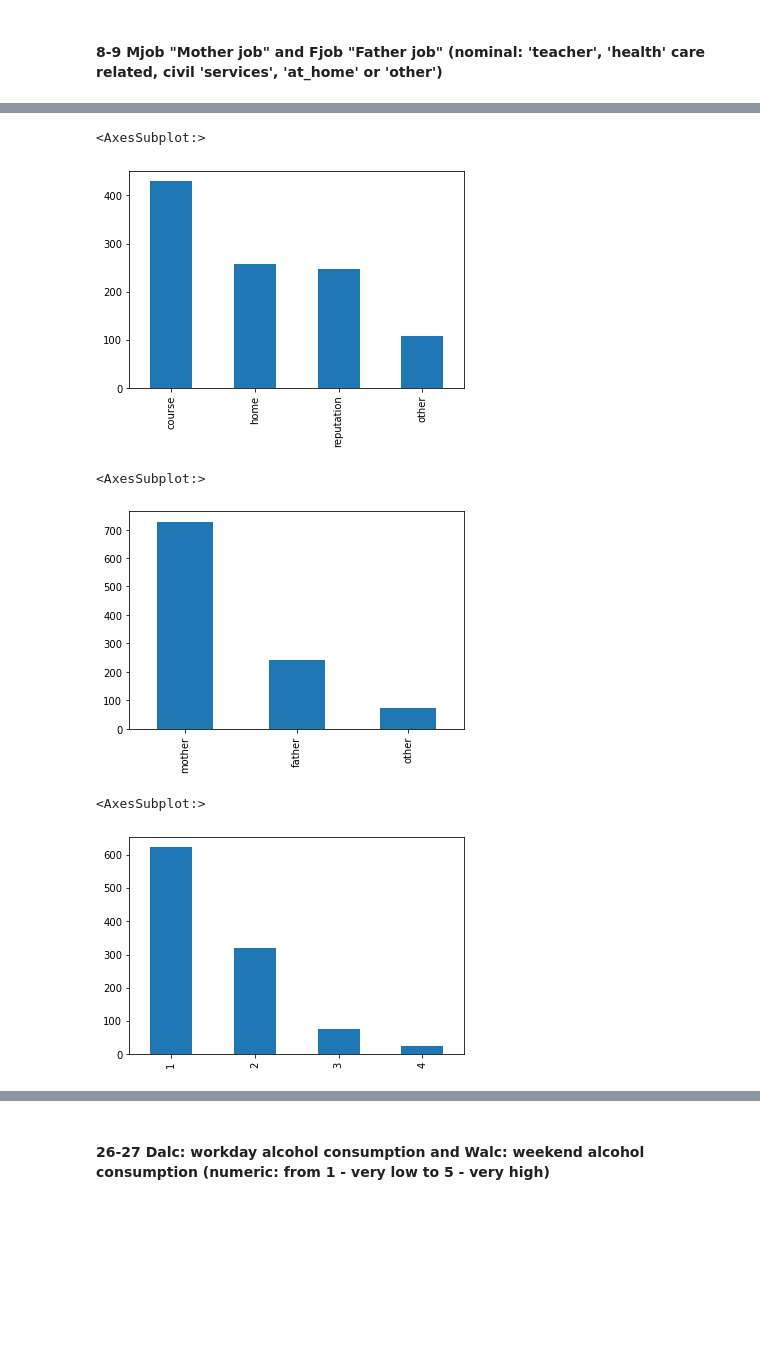
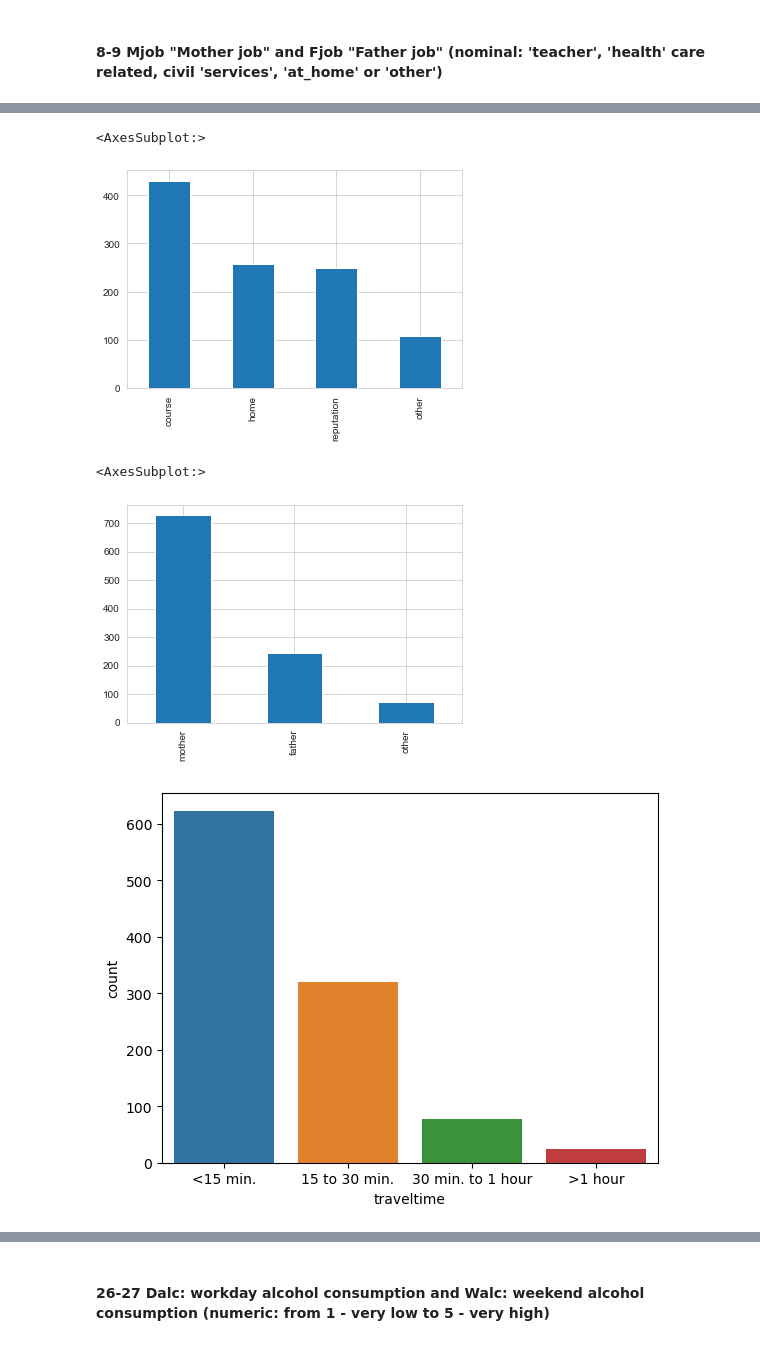
Before and after one commit to AleksanderWernik/Portugese_students, a Jupyter notebook: Students.ipynb, the cells around one changed output, grey strips where cells are left out. Saved outputs shown, nothing was run; the diff lists cells and outputs as text; code cells hidden in the pictures; blank space fills up the shorter version.

```diff
--- a/Students.ipynb
+++ b/Students.ipynb
@@ -174,6 +174,7 @@ df.describe()
 | max | 22.000000 | 4.000000 | 4.000000 | 4.000000 | 4.000000 | 3.000000 | 5.000000 | 5.000000 | 5.000000 | 5.000000 | ... |
 # %%
 #0 student's school (binary: 'GP' - Gabriel Pereira or 'MS' - Mousinho da Silveira)
+sns.set_style('whitegrid')
 print("column school:", set(df['school']))
 # %% [output]
 column school: {'MS', 'GP'}
@@ -191,2 +192,2 @@ column sex: {'M', 'F'}
 # %%
-df['sex'].value_counts()
+df['sex'].replace({'F': 'Female', 'M': 'Male'}, inplace=True)
@@ -210,3 +205,3 @@ plt.show()
 # %%
 #3 address: 'U' - urban oraz 'R' - rural
-set(df['address'])
+df['address'].replace({'R': 'Rural', 'U': 'Urban'}, inplace=True)
@@ -279,20 +279,21 @@ plt.show()
 df['reason'].value_counts().plot(kind='bar')
 # %% [output]
 <AxesSubplot:>
-[figure, old version]
+[figure, new version]
 # %%
 #11 student's guardian (nominal: 'mother', 'father' or 'other')
 df['guardian'].value_counts().plot(kind='bar')
 # %% [output]
 <AxesSubplot:>
-[figure, old version]
+[figure, new version]
 # %%
 #12 traveltime from home to school
 # numeric: 1 - <15 min., 2 - 15 to 30 min., 3 - 30 min. to 1 hour, or 4 - >1 hour
-df['traveltime'].value_counts().plot(kind='bar')
+gx=sns.countplot(x='traveltime', data=df)
+gx.set_xticklabels(labels=["<15 min.", "15 to 30 min.", "30 min. to 1 hour", ">1 hour"])
+plt.show()
 # %% [output]
-<AxesSubplot:>
-[figure, old version]
+[figure, new version]
 # %%
 #13 studytime weekly study time
 # numeric: 1 less than 2 hours, 2 - 2 to 5 hours, 3 - 5 to 10 hours, or 4 more than 10 hours
```
Also changed, not shown: parts of 62 cells of this notebook.
